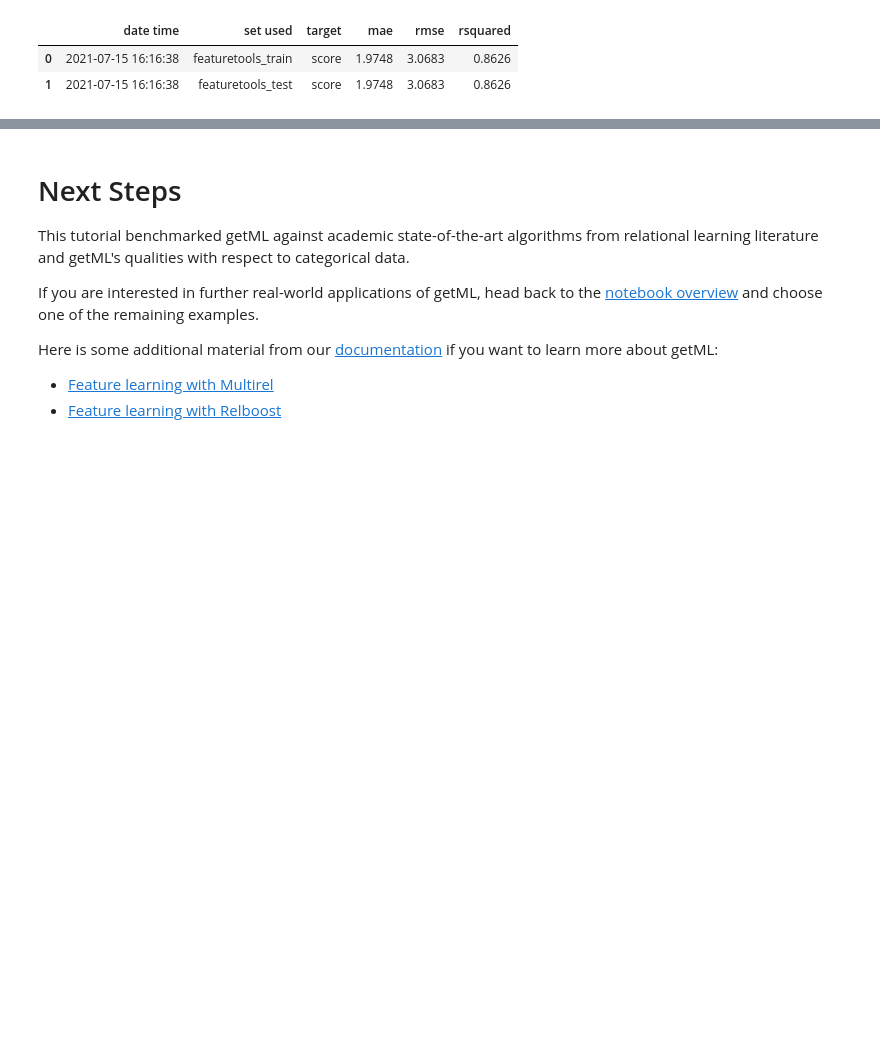
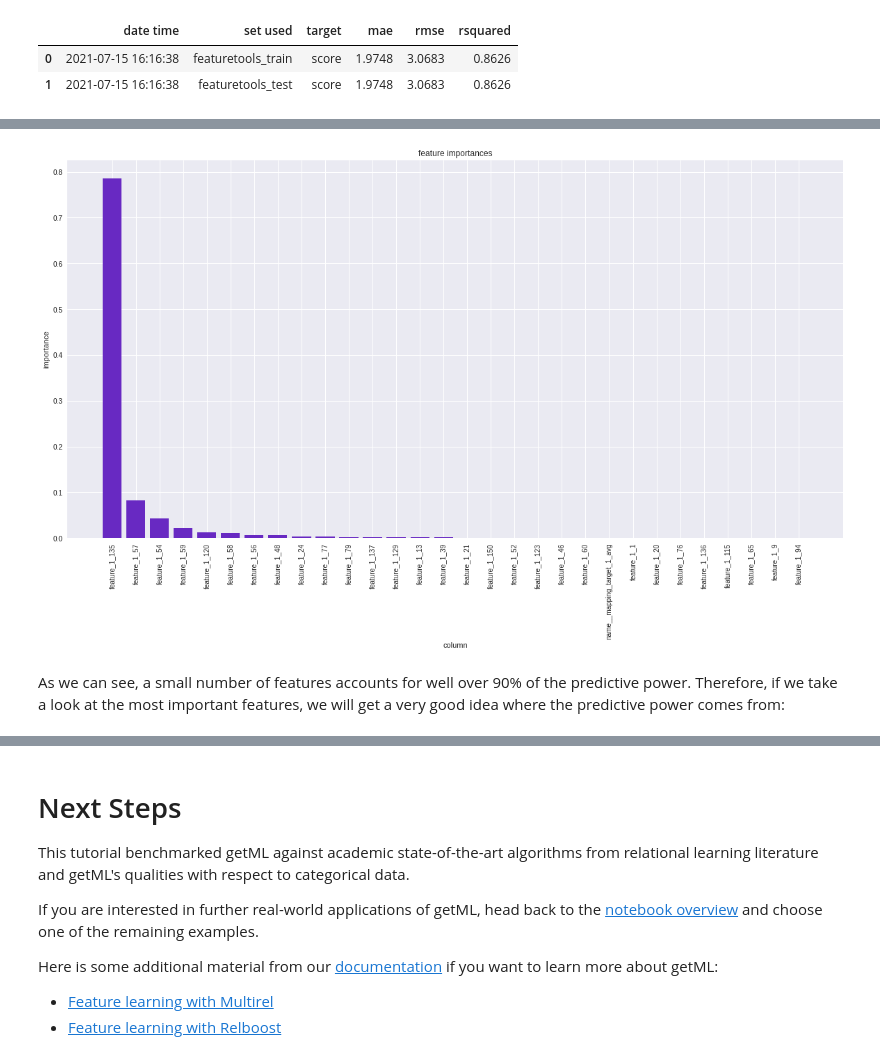
Before and after one commit to getml/getml-demo, a Jupyter notebook: sfscores.ipynb, the cells around one changed output, grey strips where cells are left out. Saved outputs shown, nothing was run; the diff lists cells and outputs as text; code cells hidden in the pictures; blank space fills up the shorter version.

```diff
--- a/sfscores.ipynb
+++ b/sfscores.ipynb
@@ -851,0 +852,18 @@ Preprocessing...
+# %%
+names, importances = pipe1.features.importances(target_num=0)
+
+plt.subplots(figsize=(20, 10))
+
+plt.bar(names[:30], importances[:30], color='#6829c2')
+
+plt.title("feature importances")
+plt.grid(True)
+plt.xlabel("column")
+plt.ylabel("importance")
+plt.xticks(rotation='vertical')
+
+plt.show()
+# %% [output]
+[figure, added]
+# %% [markdown]
+As we can see, a small number of features accounts for well over 90% of the predictive power. Therefore, if we take a look at the most important features, we will get a very good idea where the predictive power comes from:
```
Also changed, not shown: parts of 20 cells of this notebook.
